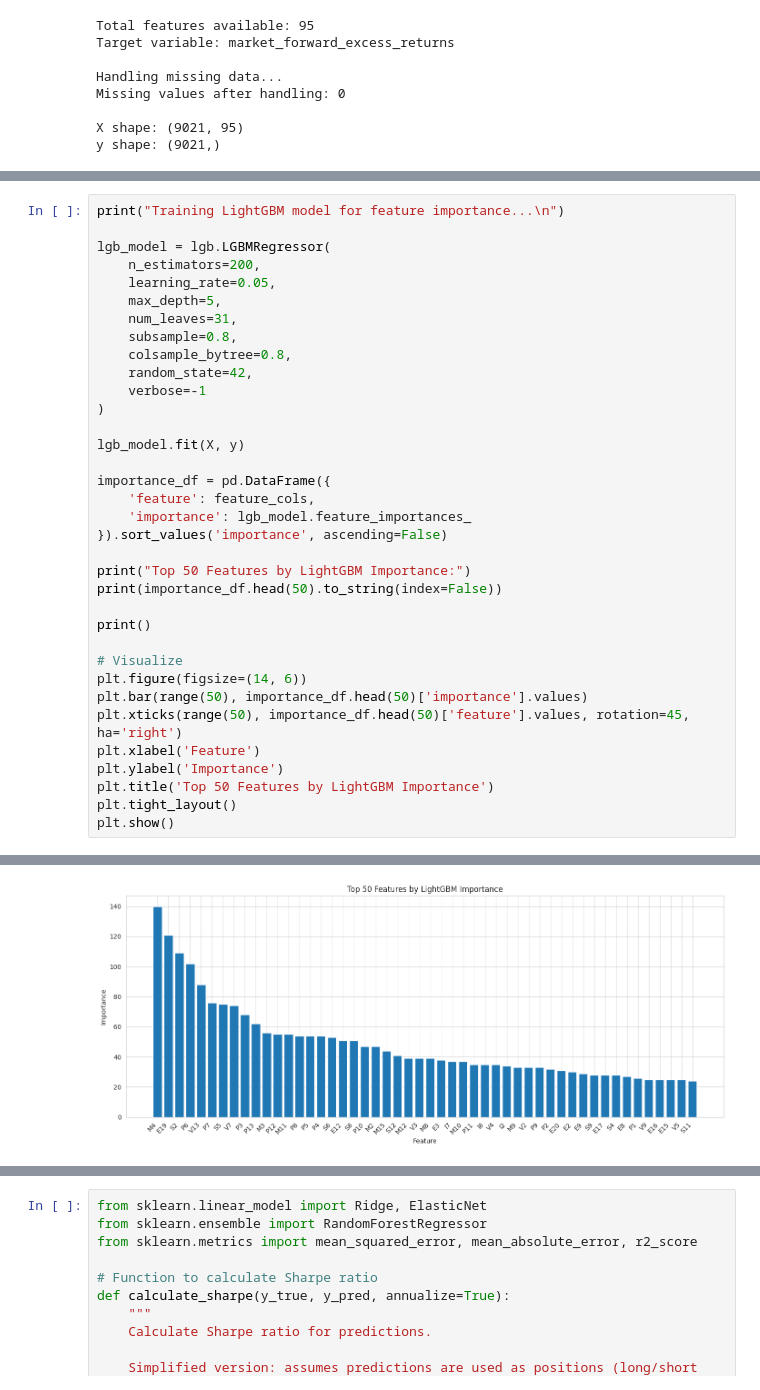
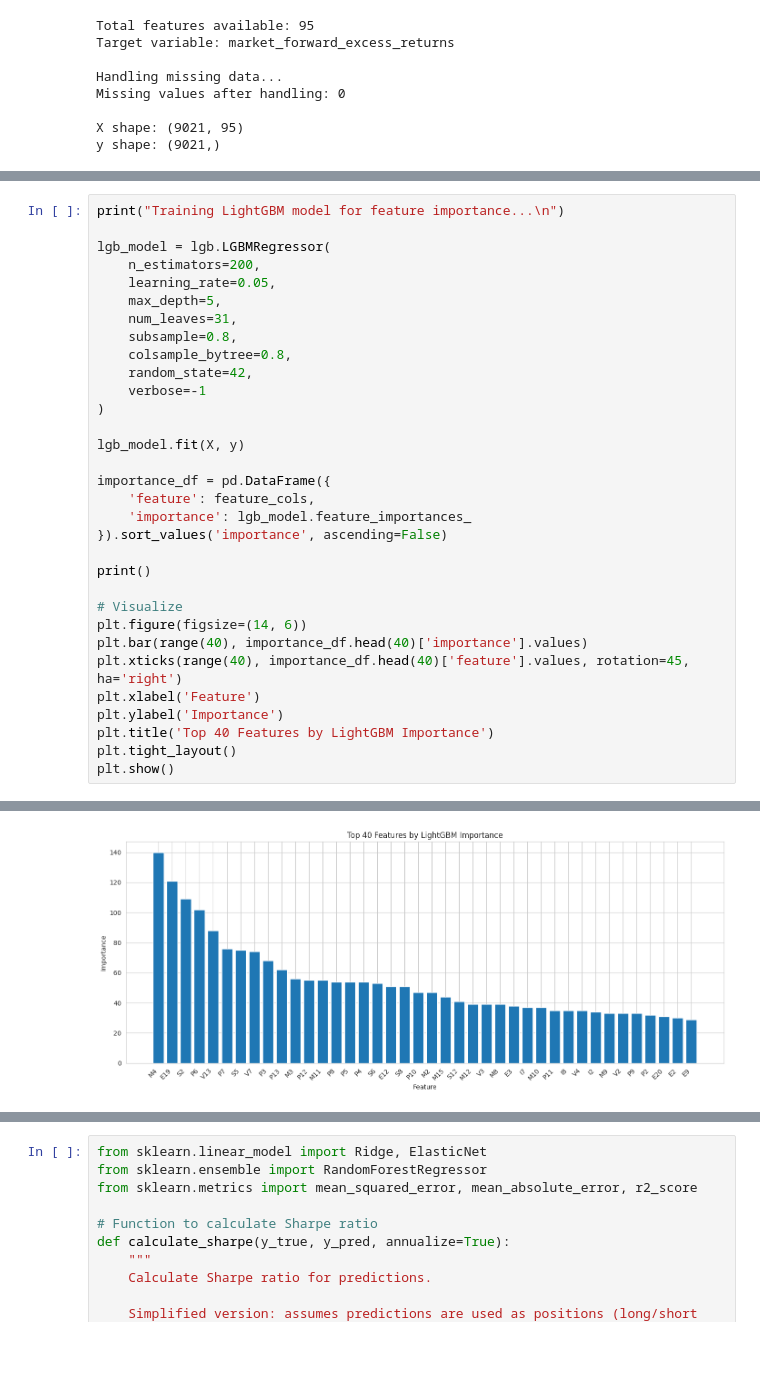
Before and after one commit to tungtokyo1108/Data_Science_Python, a Jupyter notebook: Deep EDA: From Market Efficiency to Alpha Signals.ipynb, the cells around one changed output, grey strips where cells are left out. Saved outputs shown, nothing was run; the diff lists cells and outputs as text; blank space fills up the shorter version.

```diff
--- a/Deep EDA: From Market Efficiency to Alpha Signals.ipynb
+++ b/Deep EDA: From Market Efficiency to Alpha Signals.ipynb
@@ -1490,18 +1451,15 @@ importance_df = pd.DataFrame({
     'importance': lgb_model.feature_importances_
 }).sort_values('importance', ascending=False)
 
-print("Top 50 Features by LightGBM Importance:")
-print(importance_df.head(50).to_string(index=False))
-
 print()
 
 # Visualize
 plt.figure(figsize=(14, 6))
-plt.bar(range(50), importance_df.head(50)['importance'].values)
-plt.xticks(range(50), importance_df.head(50)['feature'].values, rotation=45, ha='right')
+plt.bar(range(40), importance_df.head(40)['importance'].values)
+plt.xticks(range(40), importance_df.head(40)['feature'].values, rotation=45, ha='right')
 plt.xlabel('Feature')
 plt.ylabel('Importance')
-plt.title('Top 50 Features by LightGBM Importance')
+plt.title('Top 40 Features by LightGBM Importance')
 plt.tight_layout()
 plt.show()
 # %% [output]
@@ -1525,4 +1467,4 @@ feature  importance
-[figure, old version]
+[figure, new version]
 # %%
 def rank_normalize(series):
     """Convert scores to ranks (0-1 scale)"""
```
Also changed, not shown: parts of 22 cells of this notebook.
